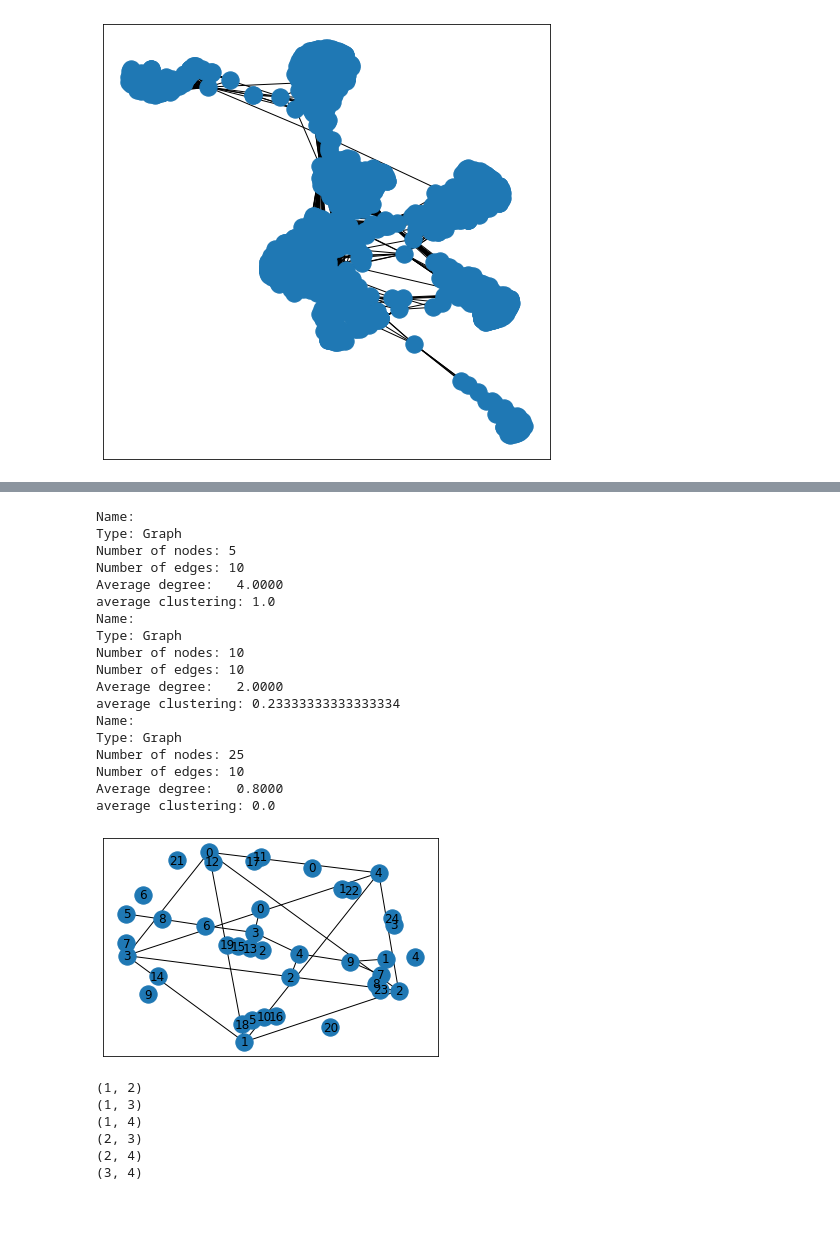
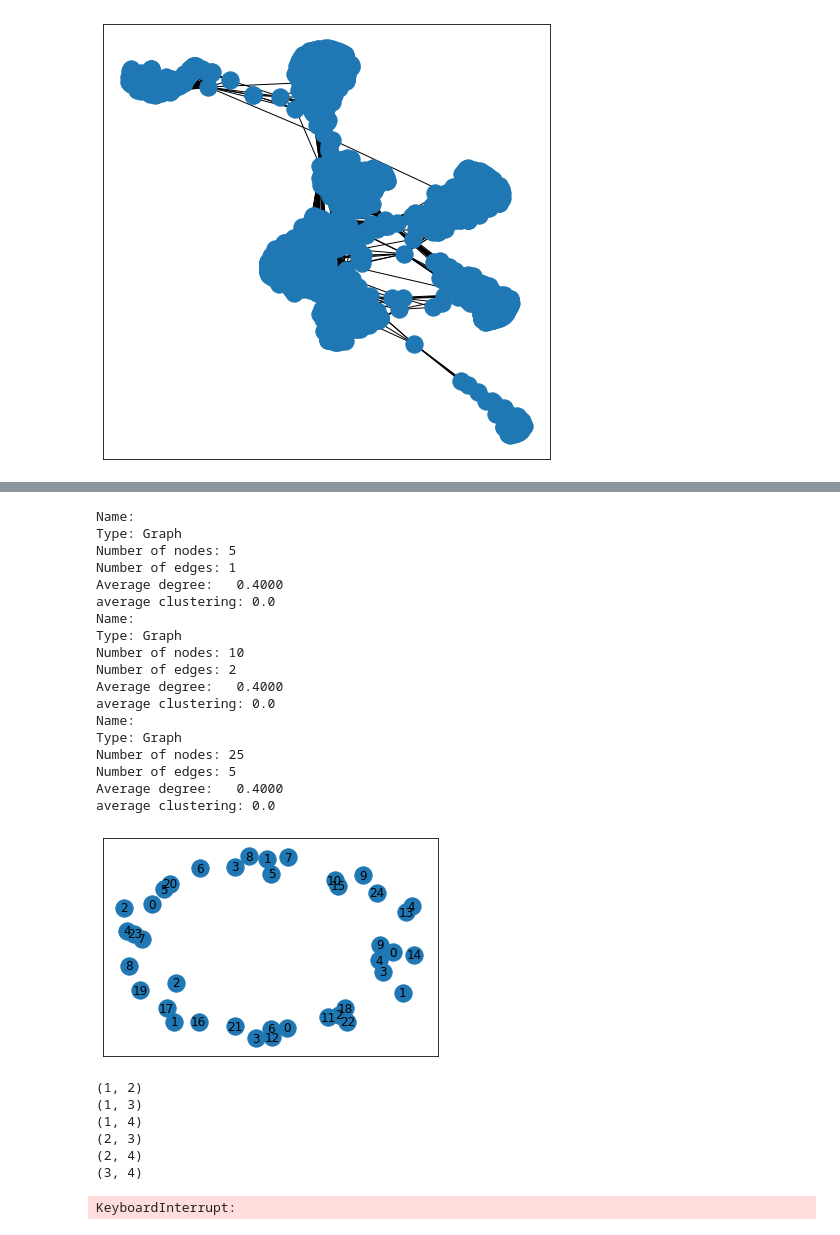
Before and after one commit to DazhiZhong/pioneer_networks, a Jupyter notebook: P1 analyze graphs.ipynb, the cells around one changed output, grey strips where cells are left out. Cells and saved outputs as stored; diff of their text form; code cells hidden in the pictures.

```diff
--- a/P1 analyze graphs.ipynb
+++ b/P1 analyze graphs.ipynb
@@ -115,31 +126,32 @@ average clustering: 0.24019047619047618
 # %%
 for i in [5,10,25]:
-    G = nx.gnm_random_graph(i,m=1/5)
+    G = nx.gnm_random_graph(i,m=i/5)
     print(nx.info(G))
     print("average clustering:",nx.average_clustering(G))
+    #print('path lengtn:',nx.average_shortest_path_length(G))
     # plt.figure(figsize=(8,8))
     n  = nx.draw_networkx(G)
     plt.savefig(f'gnm/gnm-{str(i)}.png')
 # %% [output]
 Name:
 Type: Graph
 Number of nodes: 5
-Number of edges: 10
-Average degree:   4.0000
-average clustering: 1.0
+Number of edges: 1
+Average degree:   0.4000
+average clustering: 0.0
 Name:
 Type: Graph
 Number of nodes: 10
-Number of edges: 10
-Average degree:   2.0000
-average clustering: 0.23333333333333334
+Number of edges: 2
+Average degree:   0.4000
+average clustering: 0.0
 Name:
 Type: Graph
 Number of nodes: 25
-Number of edges: 10
-Average degree:   0.8000
+Number of edges: 5
+Average degree:   0.4000
 average clustering: 0.0
-[figure, old version]
+[figure, new version]
 # %%
 import itertools
 for i in itertools.combinations([1,2,3,4],2):
@@ -153,0 +168,25 @@ for i in itertools.combinations([1,2,3,4],2):
+# %%
+from tqdm import tqdm
+# code snippet to be executed only once
+mysetup = "import networkx as nx"
+
+# code snippet whose execution time is to be measured
+x = []
+p05 = []
+# timeit statement
+for i in tqdm(range(1000,10000,25)):
+    x.append(i)
+    p05.append(timeit.timeit(setup = mysetup,
+                        stmt = f'G = nx.gnp_random_graph({i},p=0.5)',
+                        number = 1)/1)
+# code snippet whose execution time is to be measured
+
+p001 = []
+# timeit statement
+for i in tqdm(range(0,10000,5)):
+
+    p001.append(timeit.timeit(setup = mysetup,
+                        stmt = f'G = nx.gnp_random_graph({i},p=0.01)',
+                        number = 1)/1)
+# %% [output]
+KeyboardInterrupt:
```
Also changed, not shown: parts of 6 cells of this notebook, 13 other files.
